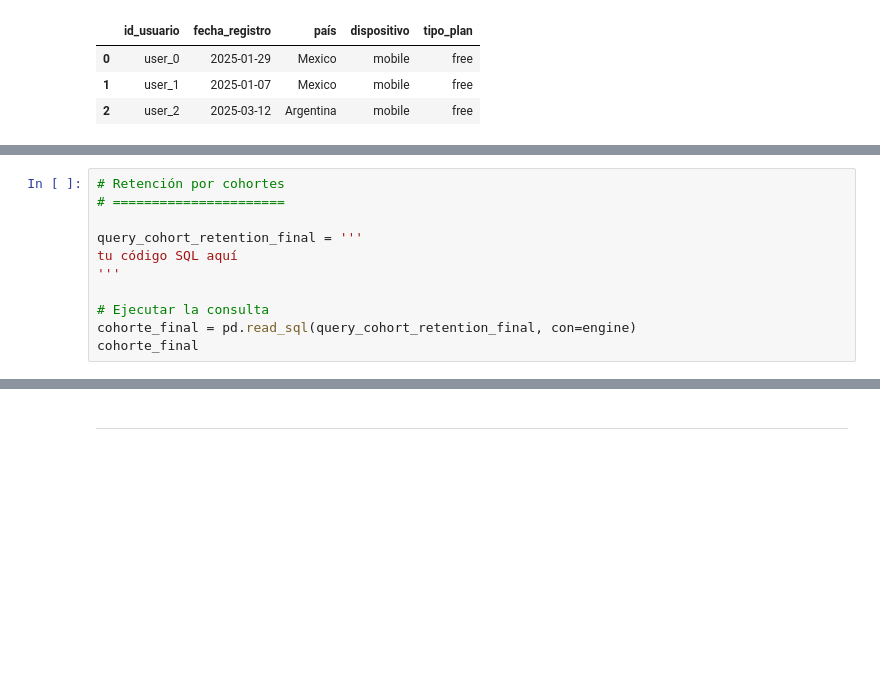
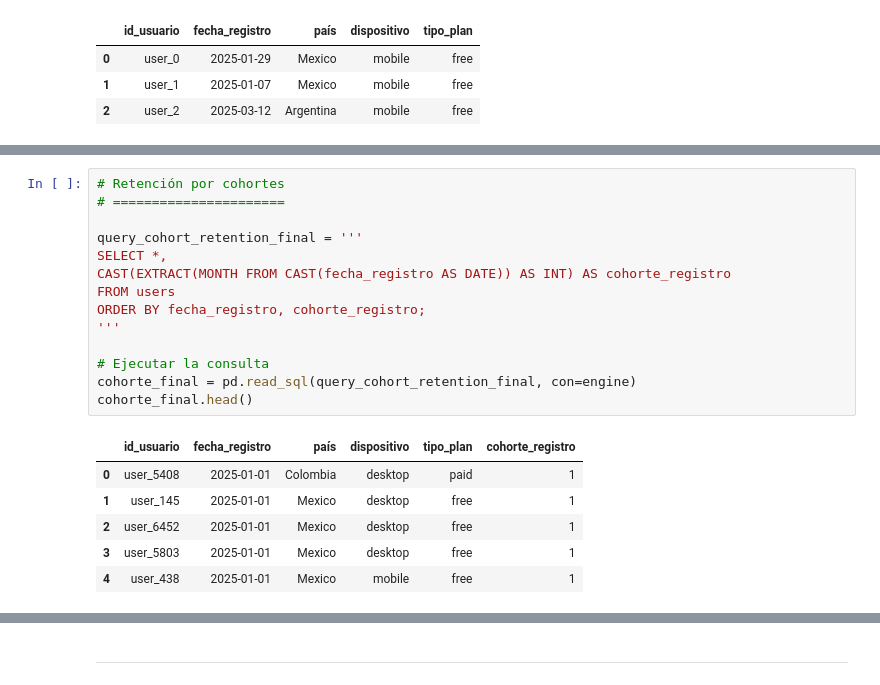
Before and after one commit to FithoGerardo/RappiPlus-Data-cleaning-and-analysis, a Jupyter notebook: notebooks/GerardoOlm-rappiplus_project.ipynb, the cells around one changed output, grey strips where cells are left out. Cells and saved outputs as stored; diff of their text form; blank space fills up the shorter version.

```diff
--- a/notebooks/GerardoOlm-rappiplus_project.ipynb
+++ b/notebooks/GerardoOlm-rappiplus_project.ipynb
@@ -1049,11 +1051,21 @@ user_activity.head(3)
 # %%
 # Retención por cohortes
 # ======================
 
 query_cohort_retention_final = '''
-tu código SQL aquí
+SELECT *,
+CAST(EXTRACT(MONTH FROM CAST(fecha_registro AS DATE)) AS INT) AS cohorte_registro
+FROM users
+ORDER BY fecha_registro, cohorte_registro;
 '''
 
 # Ejecutar la consulta
 cohorte_final = pd.read_sql(query_cohort_retention_final, con=engine)
-cohorte_final
+cohorte_final.head()
+# %% [output]
+|  | id_usuario | fecha_registro | país | dispositivo | tipo_plan | cohorte_registro |
+| 0 | user_5408 | 2025-01-01 | Colombia | desktop | paid | 1 |
+| 1 | user_145 | 2025-01-01 | Mexico | desktop | free | 1 |
+| 2 | user_6452 | 2025-01-01 | Mexico | desktop | free | 1 |
+| 3 | user_5803 | 2025-01-01 | Mexico | desktop | free | 1 |
+| 4 | user_438 | 2025-01-01 | Mexico | mobile | free | 1 |
```
Also changed, not shown: parts of 2 cells of this notebook.
